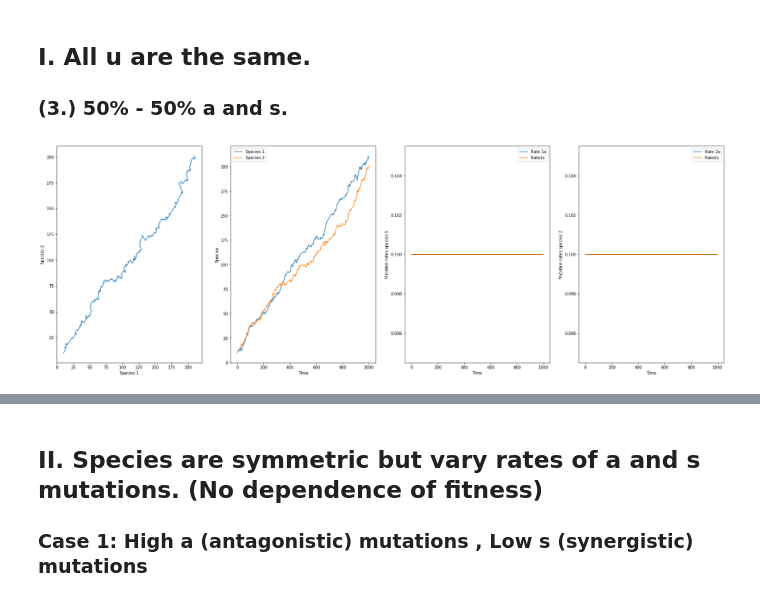
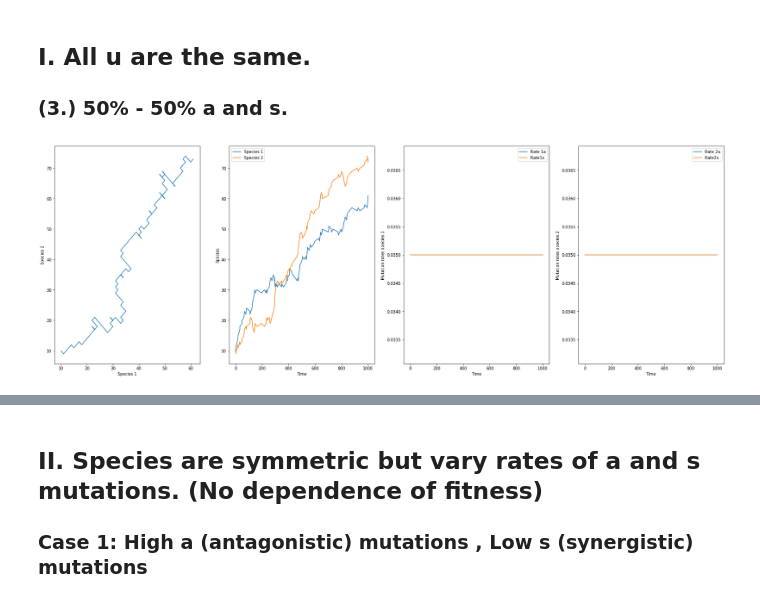
Before and after one commit to iriswangziyi/BGGN212-Coevolution, a Jupyter notebook: CoEvo_Code.ipynb, the cells around one changed output, grey strips where cells are left out. Saved outputs shown, nothing was run; the diff lists cells and outputs as text; code cells hidden in the pictures.

```diff
--- a/CoEvo_Code.ipynb
+++ b/CoEvo_Code.ipynb
@@ -321,20 +317,20 @@ coEvoAvg_N(5,X,Y,"u1a","u1s","u2a","u2s",u1a,u1s,u2a,u2s,num1,num2,T,t)
 # %%
 # Input parameters ####################
 # int; total population
 X = 10
 Y = 10
 
 # float; maximum elapsed time
 T = 1000.0
 # float; start time
 t = 0.0
 
-u1a=0.1
-u1s=0.1
-u2a=0.1
-u2s=0.1
+u1a=0.035
+u1s=0.035
+u2a=0.035
+u2s=0.035
 
 coEvo(X,Y,"u1a","u1s","u2a","u2s",u1a,u1s,u2a,u2s,num1,num2,T,t)
 # %% [output]
-[figure, old version]
+[figure, new version]
 # %%
```
Also changed, not shown: parts of 9 cells of this notebook.
